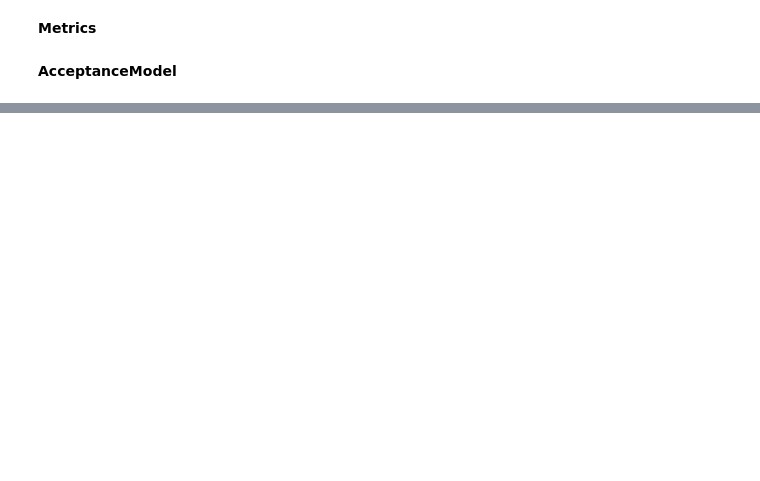
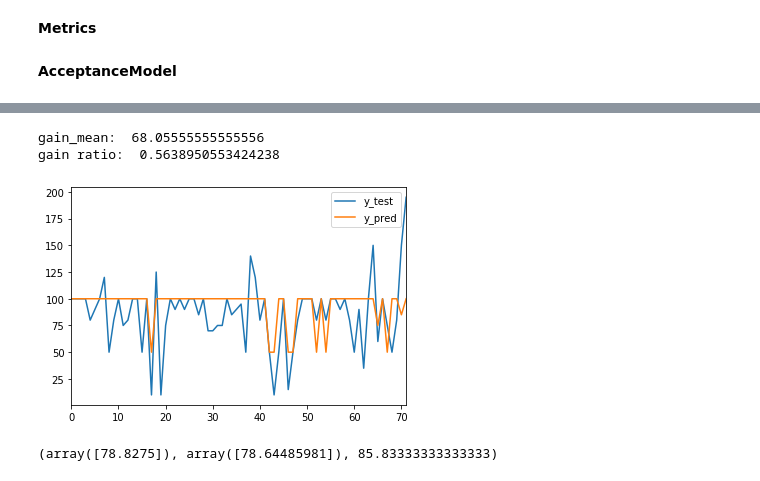
Before and after one commit to afranck64/ultimatum, a Jupyter notebook: notebooks/Model.ipynb, the cells around one changed output, grey strips where cells are left out. Cells and saved outputs as stored; diff of their text form; code cells hidden in the pictures; blank space fills up the shorter version.

```diff
--- a/notebooks/Model.ipynb
+++ b/notebooks/Model.ipynb
@@ -164,0 +181,18 @@ print("gain_mean: ", gain_mean(yTest.ravel(), yPred.ravel()))
+# %%
+for _ in range(200):
+    model.partial_fit(xTrain, yTrain.ravel())
+
+out_data = pd.DataFrame(data={'y_test': np.ravel(yTest), 'y_pred': np.ravel(yPred)})
+out_data.plot()
+
+yPred = model.predict(xTest)
+print("gain_mean: ", gain_mean(yTest.ravel(), yPred.ravel()))
+print("gain ratio: ", avg_gain_ratio(yTest.ravel(), yPred.ravel()))
+# %% [output]
+gain_mean:  68.05555555555556
+gain ratio:  0.5638950553424238
+[figure, added]
+# %%
+gyTrain.mean(0), yTrain.mean(0), yTest.mean()
+# %% [output]
+(array([78.8275]), array([78.64485981]), 85.83333333333333)
```
Also changed, not shown: parts of 13 cells of this notebook, 38 other files.
